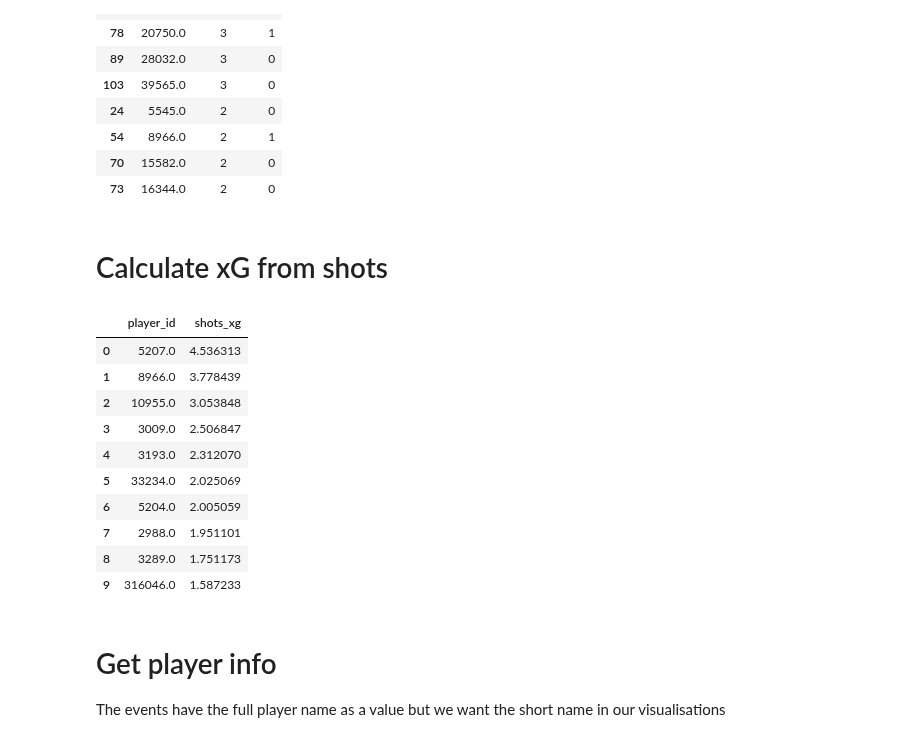
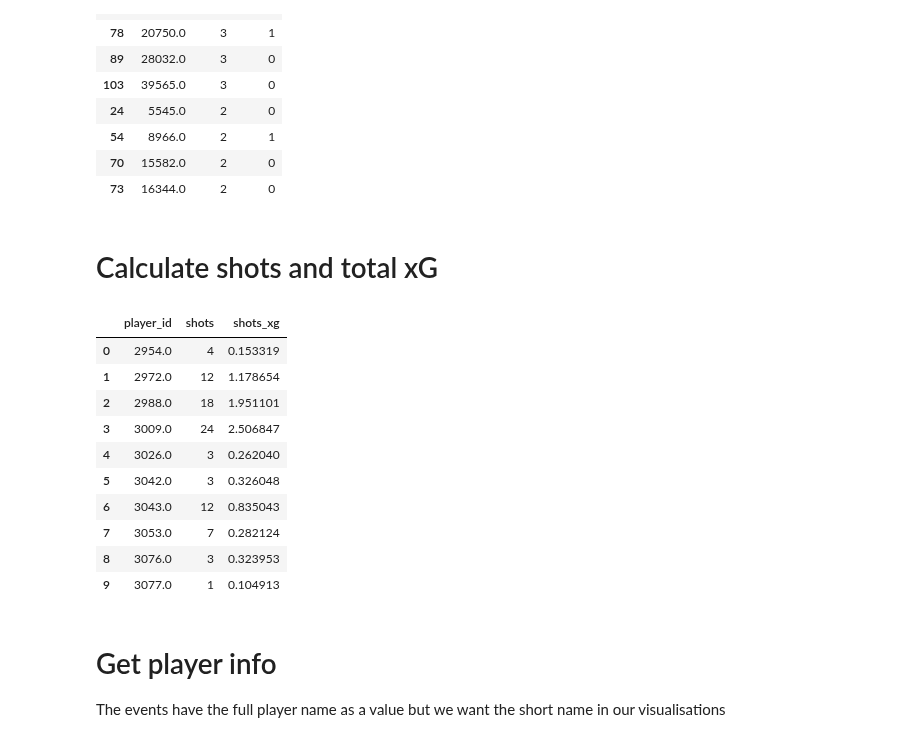
Before and after one commit to MarijnSt/soccermatics-project-1, a Jupyter notebook: radar_plot.ipynb, the cells around one changed output. Cells and saved outputs as stored; diff of their text form; code cells hidden in the pictures.

```diff
--- a/radar_plot.ipynb
+++ b/radar_plot.ipynb
@@ -154,48 +154,49 @@ df_example.sort_values(by="goals", ascending=False).head(10)
 | 70 | 15582.0 | 2 | 0 |
 | 73 | 16344.0 | 2 | 0 |
 # %% [markdown]
-# Calculate xG from shots
+# Calculate shots and total xG
 # %%
-def calculate_xg_shots(df):
+def calculate_shots_xg(df):
     """
-    Calculate total xG from shots for players in a game
+    Calculate number of shots and total xG.
 
     Parameters
     ----------
     df: pd.DataFrame
-        Dataframe with Wyscout event data for a certain game
+        Dataframe with Wyscout event data for a certain game.
 
     Returns
     -------
     df_xg_shots: pd.DataFrame
-        Dataframe with xG from shots for players in a game
+        Dataframe with xG from shots for players in a game.
     """
 
     # Filter for shots
     shots_mask = (df['type_name'] == 'Shot')
-    df_shots = df.loc[shots_mask, ['player_id', 'shot_statsbomb_xg']].copy()
+    df_shots = df.loc[shots_mask, ['player_id', 'type_name', 'shot_statsbomb_xg']].copy()
     df_shots.rename(columns={'shot_statsbomb_xg': 'shots_xg'}, inplace=True)
 
-    # Group by player and sum xG
-    df_xg_shots = df_shots.groupby('player_id')['shots_xg'].sum().sort_values(ascending=False).reset_index()
+    # Group by player and count shots and sum xG
+    df_xg_shots = df_shots.groupby('player_id').agg({'type_name': 'count', 'shots_xg': 'sum'}).reset_index()
+    df_xg_shots.rename(columns={'type_name': 'shots'}, inplace=True)
 
     return df_xg_shots
 # %%
 # Usage example
-df_example = calculate_xg_shots(df_all_events)
+df_example = calculate_shots_xg(df_all_events)
 df_example.head(10)
 # %% [output]
-|  | player_id | shots_xg |
-| 0 | 5207.0 | 4.536313 |
-| 1 | 8966.0 | 3.778439 |
-| 2 | 10955.0 | 3.053848 |
-| 3 | 3009.0 | 2.506847 |
-| 4 | 3193.0 | 2.312070 |
-| 5 | 33234.0 | 2.025069 |
-| 6 | 5204.0 | 2.005059 |
-| 7 | 2988.0 | 1.951101 |
-| 8 | 3289.0 | 1.751173 |
-| 9 | 316046.0 | 1.587233 |
+|  | player_id | shots | shots_xg |
+| 0 | 2954.0 | 4 | 0.153319 |
+| 1 | 2972.0 | 12 | 1.178654 |
+| 2 | 2988.0 | 18 | 1.951101 |
+| 3 | 3009.0 | 24 | 2.506847 |
+| 4 | 3026.0 | 3 | 0.262040 |
+| 5 | 3042.0 | 3 | 0.326048 |
+| 6 | 3043.0 | 12 | 0.835043 |
+| 7 | 3053.0 | 7 | 0.282124 |
+| 8 | 3076.0 | 3 | 0.323953 |
+| 9 | 3077.0 | 1 | 0.104913 |
 # %% [markdown]
 # Get player info
 
```
Also changed, not shown: parts of 6 cells of this notebook.
